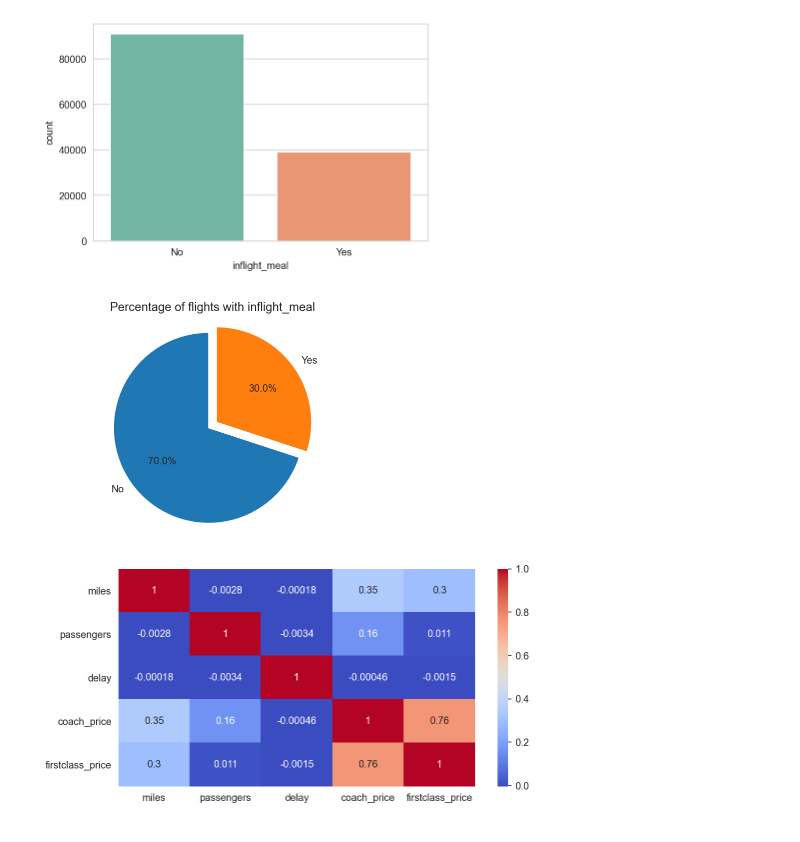
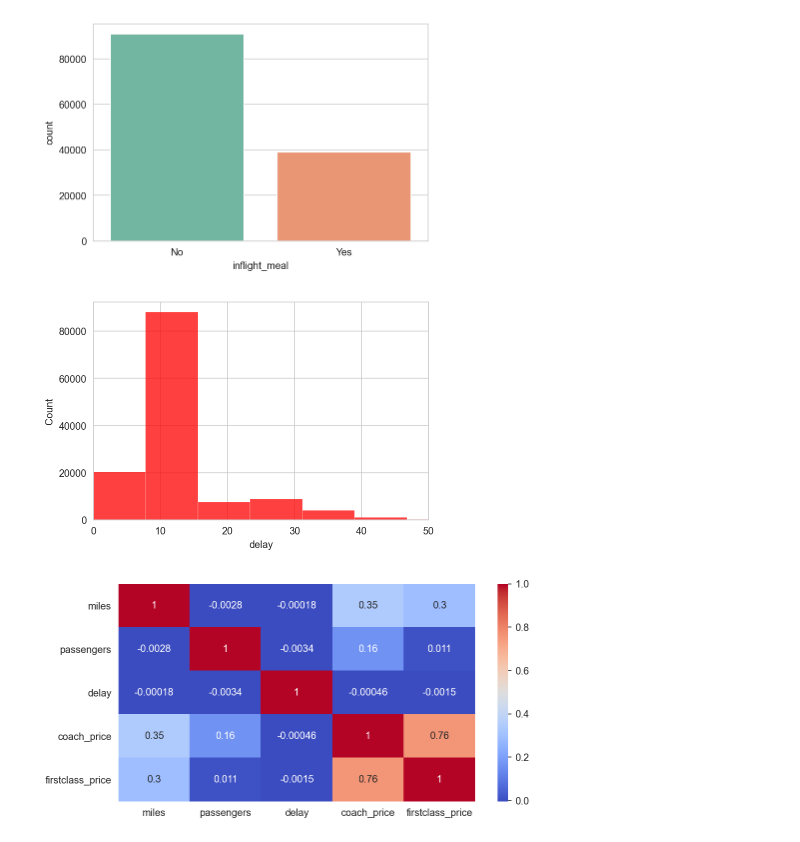
Before and after one commit to dankuenstler/Airlines, a Jupyter notebook: airline_data.ipynb, the cells around one changed output. Saved outputs shown, nothing was run; the diff lists cells and outputs as text; code cells hidden in the pictures.

Commit message:
histogram created

```diff
--- a/airline_data.ipynb
+++ b/airline_data.ipynb
@@ -92,16 +92,11 @@ dtype: int64
 sns.countplot(x='inflight_meal', data=df, palette='Set2');
 # %% [output]
 [figure]
-# %%
-#how many flights had inflight_meal
-df['inflight_meal'].value_counts()
-#plotting the percentage of flights with inflight_meal vs those without
-labels = ['No', 'Yes']
-plt.pie(df['inflight_meal'].value_counts(), labels=labels, autopct='%1.1f%%', startangle=90,explode=(0,0.1))
-plt.axis('equal')
-plt.title('Percentage of flights with inflight_meal');
-# %% [output]
-[figure, removed]
+# %%
+#show distribution of the data for the column "delay" limiting the x-axis to max value
+sns.histplot(df['delay'], kde=False, bins=200, color='red').set(xlim=(0, 50));
+# %% [output]
+[figure, added]
 # %%
 # show correlation beween variables using a heatmap
 plt.figure(figsize=(8,4))
```
